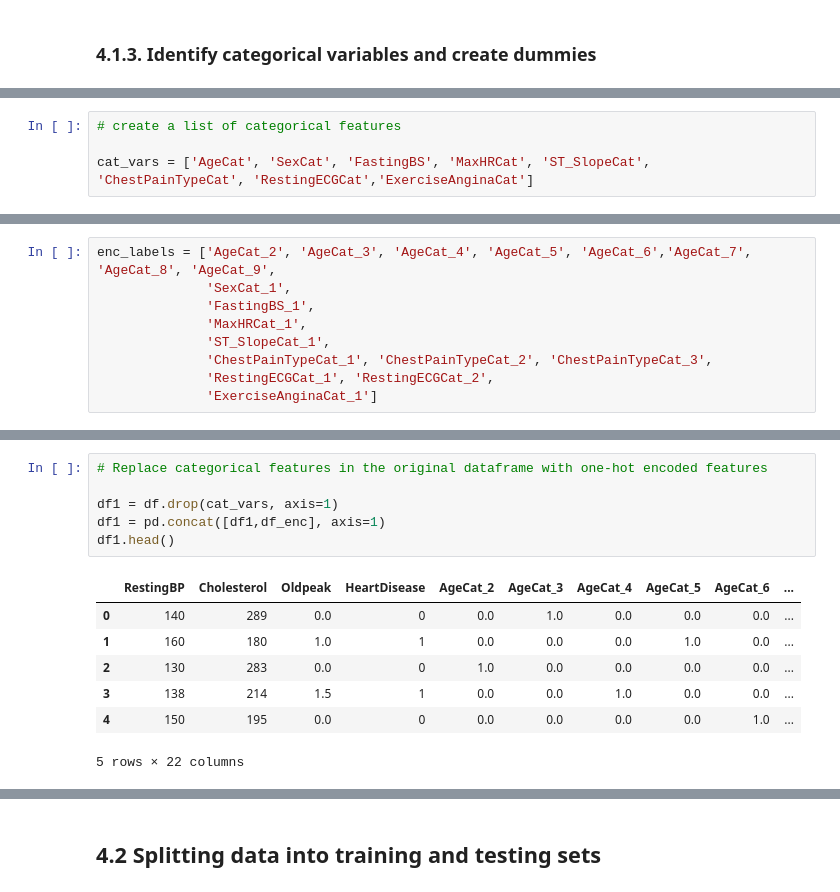
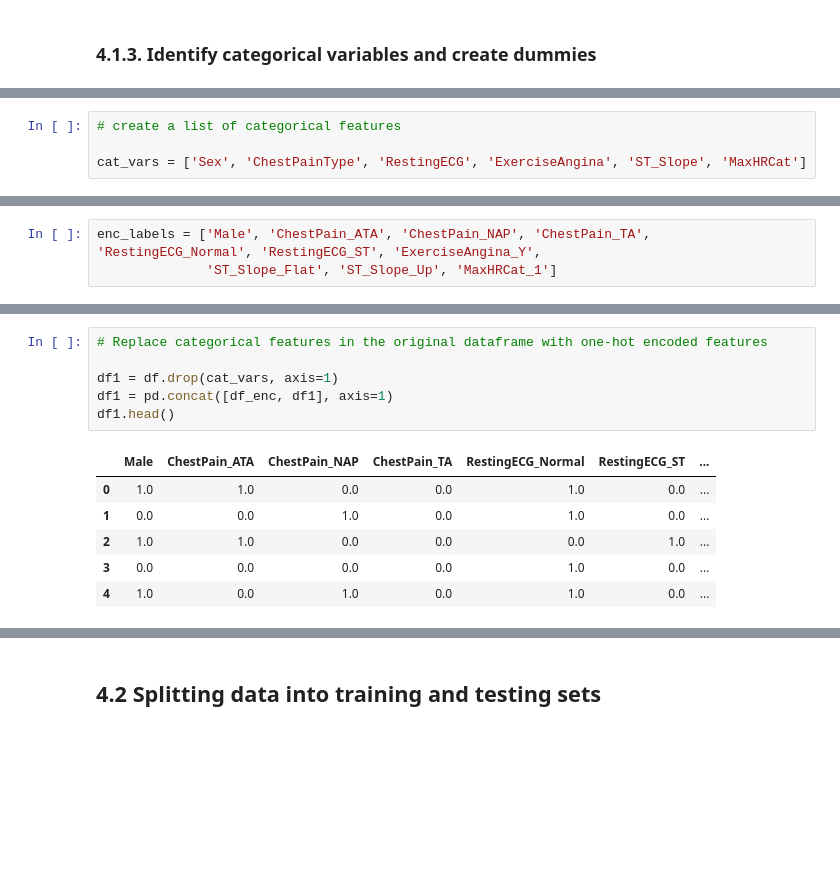
Before and after one commit to ninad22dixit/Heart_failure_prediction, a Jupyter notebook: 4.Data_preprocessing.ipynb, the cells around one changed output, grey strips where cells are left out. Saved outputs shown, nothing was run; the diff lists cells and outputs as text; blank space fills up the shorter version.

```diff
--- a/4.Data_preprocessing.ipynb
+++ b/4.Data_preprocessing.ipynb
@@ -46,7 +46,7 @@ Index(['AgeCat', 'SexCat', 'RestingBP', 'Cholesterol', 'FastingBS', 'Oldpeak',
 # %%
 # create a list of categorical features
 
-cat_vars = ['AgeCat', 'SexCat', 'FastingBS', 'MaxHRCat', 'ST_SlopeCat', 'ChestPainTypeCat', 'RestingECGCat','ExerciseAnginaCat']
+cat_vars = ['Sex', 'ChestPainType', 'RestingECG', 'ExerciseAngina', 'ST_Slope', 'MaxHRCat']
 # %%
 # One-hot encode categorical features
 
@@ -68,11 +66,5 @@ ohe.categories_
  array([0, 1], dtype=int64)]
 # %%
-enc_labels = ['AgeCat_2', 'AgeCat_3', 'AgeCat_4', 'AgeCat_5', 'AgeCat_6','AgeCat_7', 'AgeCat_8', 'AgeCat_9',
-              'SexCat_1',
-              'FastingBS_1',
-              'MaxHRCat_1',
-              'ST_SlopeCat_1',
-              'ChestPainTypeCat_1', 'ChestPainTypeCat_2', 'ChestPainTypeCat_3',
-              'RestingECGCat_1', 'RestingECGCat_2',
-              'ExerciseAnginaCat_1']
+enc_labels = ['Male', 'ChestPain_ATA', 'ChestPain_NAP', 'ChestPain_TA', 'RestingECG_Normal', 'RestingECG_ST', 'ExerciseAngina_Y',
+              'ST_Slope_Flat', 'ST_Slope_Up', 'MaxHRCat_1']
 # %%
@@ -88,14 +80,13 @@ df_enc.head()
 # %%
 # Replace categorical features in the original dataframe with one-hot encoded features
 
 df1 = df.drop(cat_vars, axis=1)
-df1 = pd.concat([df1,df_enc], axis=1)
+df1 = pd.concat([df_enc, df1], axis=1)
 df1.head()
 # %% [output]
-|  | RestingBP | Cholesterol | Oldpeak | HeartDisease | AgeCat_2 | AgeCat_3 | AgeCat_4 | AgeCat_5 | AgeCat_6 | ... |
-| 0 | 140 | 289 | 0.0 | 0 | 0.0 | 1.0 | 0.0 | 0.0 | 0.0 | ... |
-| 1 | 160 | 180 | 1.0 | 1 | 0.0 | 0.0 | 0.0 | 1.0 | 0.0 | ... |
-| 2 | 130 | 283 | 0.0 | 0 | 1.0 | 0.0 | 0.0 | 0.0 | 0.0 | ... |
-| 3 | 138 | 214 | 1.5 | 1 | 0.0 | 0.0 | 1.0 | 0.0 | 0.0 | ... |
-| 4 | 150 | 195 | 0.0 | 0 | 0.0 | 0.0 | 0.0 | 0.0 | 1.0 | ... |
+|  | Male | ChestPain_ATA | ChestPain_NAP | ChestPain_TA | RestingECG_Normal | RestingECG_ST | ... |
+| 0 | 1.0 | 1.0 | 0.0 | 0.0 | 1.0 | 0.0 | ... |
+| 1 | 0.0 | 0.0 | 1.0 | 0.0 | 1.0 | 0.0 | ... |
+| 2 | 1.0 | 1.0 | 0.0 | 0.0 | 0.0 | 1.0 | ... |
+| 3 | 0.0 | 0.0 | 0.0 | 0.0 | 1.0 | 0.0 | ... |
+| 4 | 1.0 | 0.0 | 1.0 | 0.0 | 1.0 | 0.0 | ... |
-5 rows × 22 columns
```
Also changed, not shown: parts of 21 cells of this notebook.
